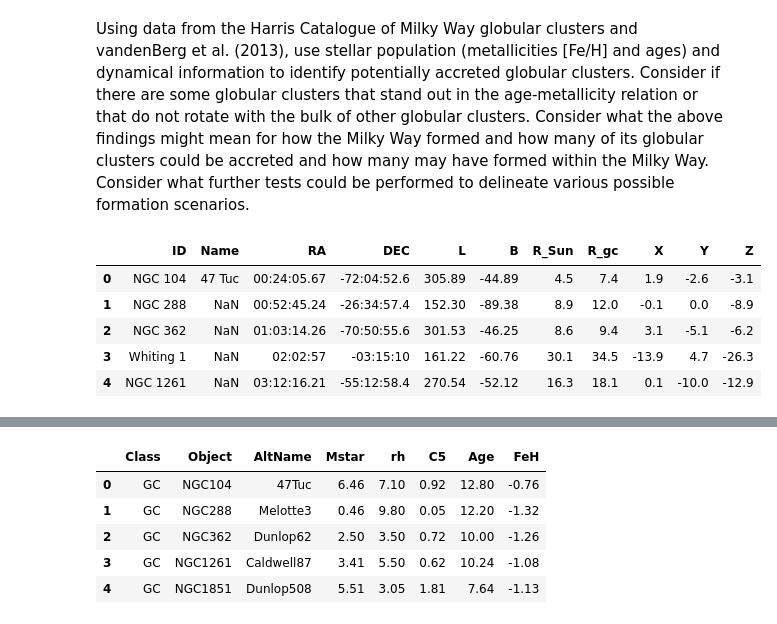
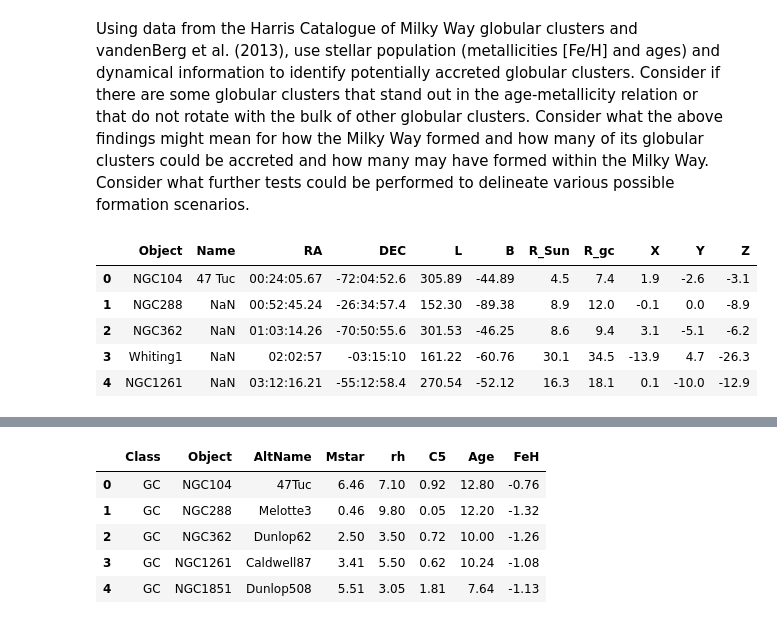
Before and after one commit to sleepdepr1ved/PHYS3116_Team, a Jupyter notebook: 3116.ipynb, the cells around one changed output, grey strips where cells are left out. Saved outputs shown, nothing was run; the diff lists cells and outputs as text; code cells hidden in the pictures.

Commit message:
data_names

```diff
--- a/3116.ipynb
+++ b/3116.ipynb
@@ -30,11 +31,14 @@ harris_p3 = pd.read_csv('HarrisPartIII.csv')
 krause = pd.read_csv('Krause21.csv')
 vandenberg = pd.read_csv('vandenBerg_table2.csv')
 # %%
+harris_p1.rename(columns={'ID': 'Object'}, inplace=True)
+harris_p1['Object'] = harris_p1['Object'].astype(str)
+harris_p1['Object'] = harris_p1['Object'].str.replace(' ', '', regex=True)
 harris_p1.head()
 # %% [output]
-|  | ID | Name | RA | DEC | L | B | R_Sun | R_gc | X | Y | Z |
-| 0 | NGC 104 | 47 Tuc | 00:24:05.67 | -72:04:52.6 | 305.89 | -44.89 | 4.5 | 7.4 | 1.9 | -2.6 | -3.1 |
-| 1 | NGC 288 | NaN | 00:52:45.24 | -26:34:57.4 | 152.30 | -89.38 | 8.9 | 12.0 | -0.1 | 0.0 | -8.9 |
-| 2 | NGC 362 | NaN | 01:03:14.26 | -70:50:55.6 | 301.53 | -46.25 | 8.6 | 9.4 | 3.1 | -5.1 | -6.2 |
-| 3 | Whiting 1 | NaN | 02:02:57 | -03:15:10 | 161.22 | -60.76 | 30.1 | 34.5 | -13.9 | 4.7 | -26.3 |
-| 4 | NGC 1261 | NaN | 03:12:16.21 | -55:12:58.4 | 270.54 | -52.12 | 16.3 | 18.1 | 0.1 | -10.0 | -12.9 |
+|  | Object | Name | RA | DEC | L | B | R_Sun | R_gc | X | Y | Z |
+| 0 | NGC104 | 47 Tuc | 00:24:05.67 | -72:04:52.6 | 305.89 | -44.89 | 4.5 | 7.4 | 1.9 | -2.6 | -3.1 |
+| 1 | NGC288 | NaN | 00:52:45.24 | -26:34:57.4 | 152.30 | -89.38 | 8.9 | 12.0 | -0.1 | 0.0 | -8.9 |
+| 2 | NGC362 | NaN | 01:03:14.26 | -70:50:55.6 | 301.53 | -46.25 | 8.6 | 9.4 | 3.1 | -5.1 | -6.2 |
+| 3 | Whiting1 | NaN | 02:02:57 | -03:15:10 | 161.22 | -60.76 | 30.1 | 34.5 | -13.9 | 4.7 | -26.3 |
+| 4 | NGC1261 | NaN | 03:12:16.21 | -55:12:58.4 | 270.54 | -52.12 | 16.3 | 18.1 | 0.1 | -10.0 | -12.9 |
```
Also changed, not shown: parts of 5 cells of this notebook.
